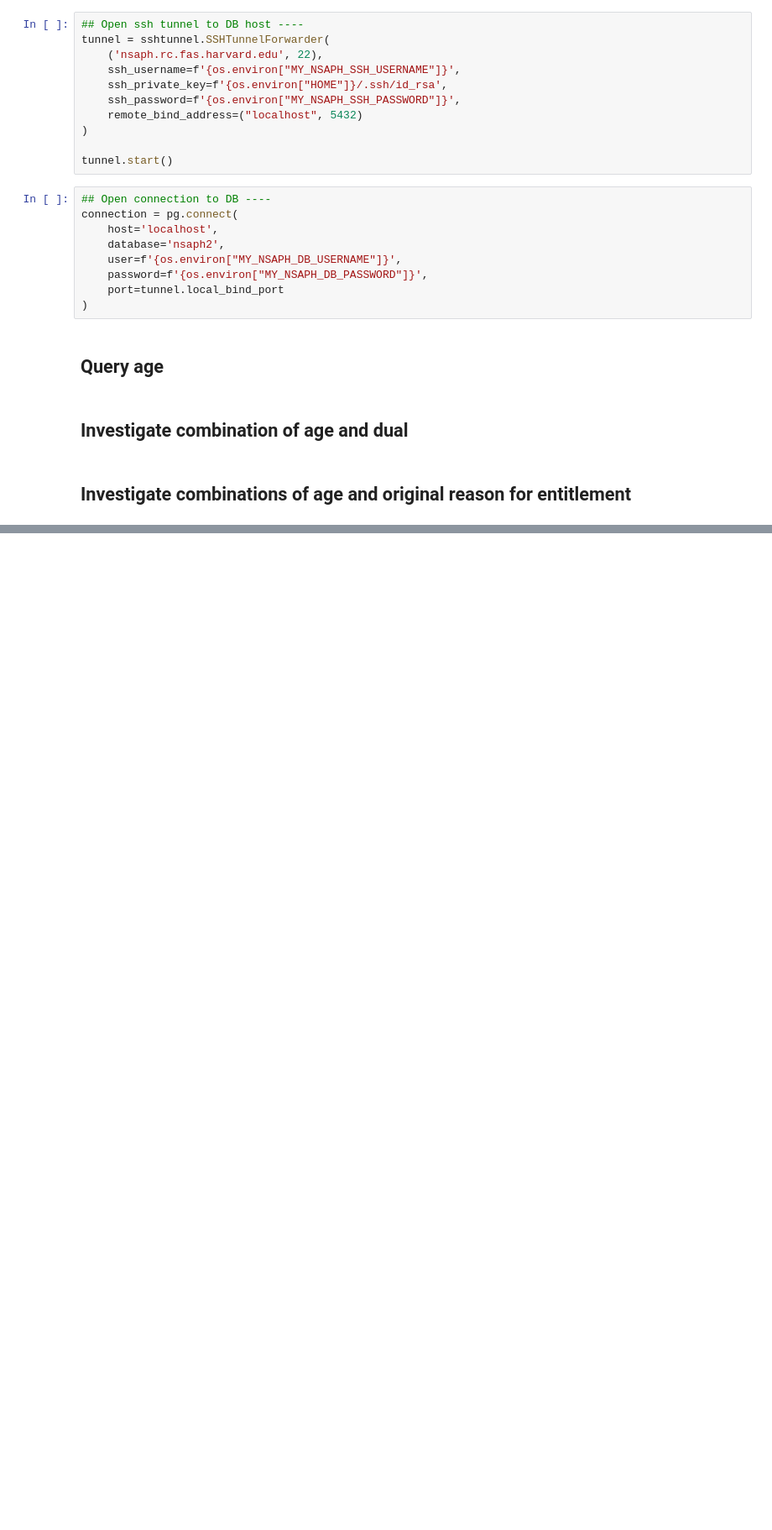
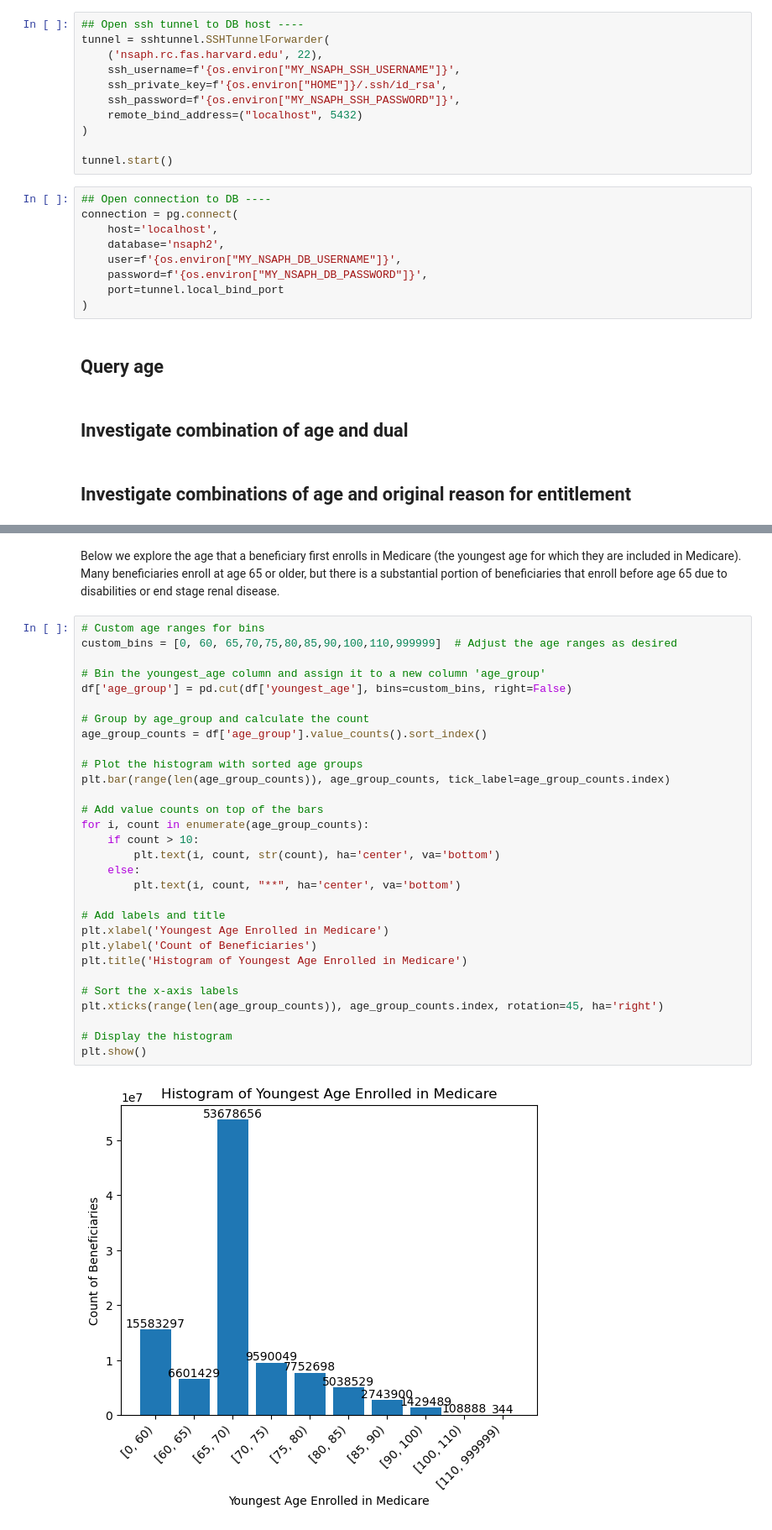
Before and after one commit to NSAPH-Data-Processing/us_census_zcta_time_series, a Jupyter notebook: notebooks/age.ipynb, the cells around one changed output, grey strips where cells are left out. Shown: that part at 84% size. Cells and saved outputs as stored; diff of their text form; blank space fills up the shorter version.

```diff
--- a/notebooks/age.ipynb
+++ b/notebooks/age.ipynb
@@ -47,0 +74,34 @@ df
+# %% [markdown]
+Below we explore the age that a beneficiary first enrolls in Medicare (the youngest age for which they are included in Medicare). Many beneficiaries enroll at age 65 or older, but there is a substantial portion of beneficiaries that enroll before age 65 due to disabilities or end stage renal disease.
+# %%
+# Custom age ranges for bins
+custom_bins = [0, 60, 65,70,75,80,85,90,100,110,999999]  # Adjust the age ranges as desired
+
+# Bin the youngest_age column and assign it to a new column 'age_group'
+df['age_group'] = pd.cut(df['youngest_age'], bins=custom_bins, right=False)
+
+# Group by age_group and calculate the count
+age_group_counts = df['age_group'].value_counts().sort_index()
+
+# Plot the histogram with sorted age groups
+plt.bar(range(len(age_group_counts)), age_group_counts, tick_label=age_group_counts.index)
+
+# Add value counts on top of the bars
+for i, count in enumerate(age_group_counts):
+    if count > 10:
+        plt.text(i, count, str(count), ha='center', va='bottom')
+    else:
+        plt.text(i, count, "**", ha='center', va='bottom')
+
+# Add labels and title
+plt.xlabel('Youngest Age Enrolled in Medicare')
+plt.ylabel('Count of Beneficiaries')
+plt.title('Histogram of Youngest Age Enrolled in Medicare')
+
+# Sort the x-axis labels
+plt.xticks(range(len(age_group_counts)), age_group_counts.index, rotation=45, ha='right')
+
+# Display the histogram
+plt.show()
+# %% [output]
+[figure, added]
```
Also changed, not shown: parts of 12 cells of this notebook.
